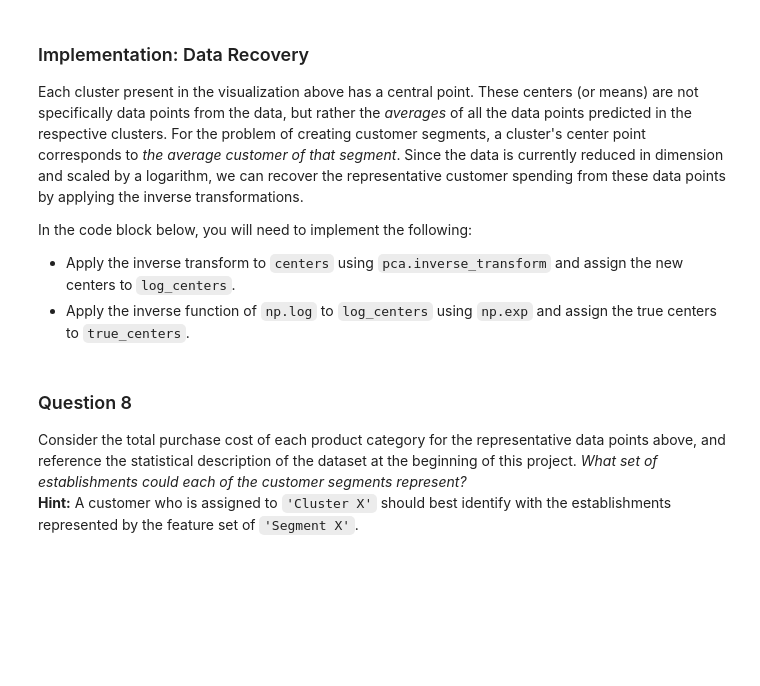
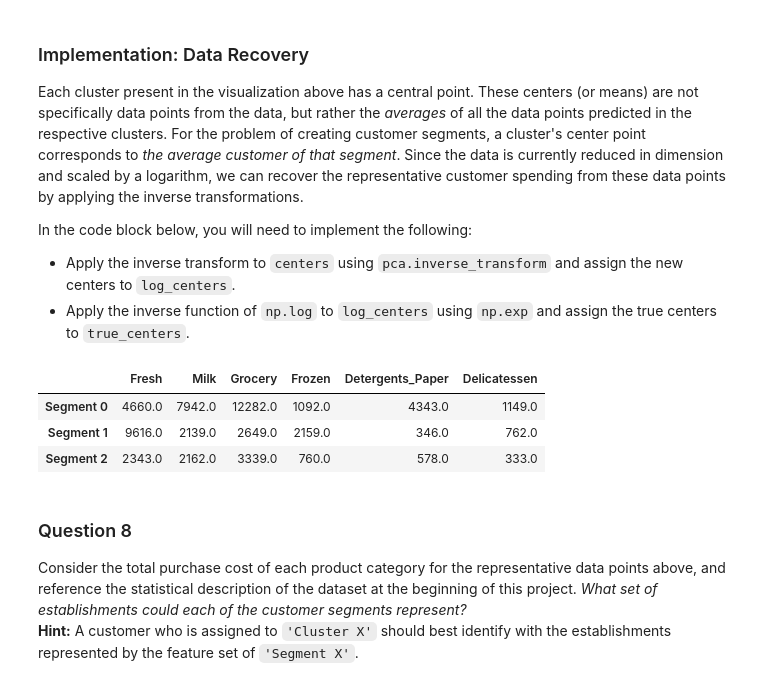
Before and after one commit to rgcottrell/machine-learning, a Jupyter notebook: customer_segments/customer_segments.ipynb, the cells around one changed output. Drawn from its saved outputs; the diff is of its cells as text; code cells hidden in the pictures; blank space fills up the shorter version.

Commit message:
Continue customer segments project

```diff
--- a/customer_segments/customer_segments.ipynb
+++ b/customer_segments/customer_segments.ipynb
@@ -349,13 +365,14 @@ In the code block below, you will need to implement the following:
  - Apply a PCA transformation of `log_samples` using `pca.transform`, and assign the results to `pca_samples`.
 # %%
 # TODO: Apply PCA by fitting the good data with only two dimensions
-pca = None
+pca = PCA(n_components=2, random_state=1)
+pca.fit(good_data)
 
 # TODO: Transform the good data using the PCA fit above
-reduced_data = None
+reduced_data = pca.transform(good_data)
 
 # TODO: Transform log_samples using the PCA fit above
-pca_samples = None
+pca_samples = pca.transform(log_samples)
 
 # Create a DataFrame for the reduced data
 reduced_data = pd.DataFrame(reduced_data, columns = ['Dimension 1', 'Dimension 2'])
@@ -416,0 +433,31 @@ score = None
+# %%
+from sklearn.mixture import GaussianMixture
+from sklearn.metrics import silhouette_score
+
+reduced_samples = pd.DataFrame(pca_samples, columns = ['Dimension 1', 'Dimension 2'])
+
+def find_clusters(num_clusters):
+    # TODO: Apply your clustering algorithm of choice to the reduced data
+    clusterer = GaussianMixture(n_components=num_clusters, random_state=1)
+    clusterer.fit(reduced_data)
+
+    # TODO: Predict the cluster for each data point
+    preds = clusterer.predict(reduced_data)
+
+    # TODO: Calculate the mean silhouette coefficient for the number of clusters chosen
+    score = silhouette_score(reduced_data, preds, random_state=1)
+
+    return clusterer, preds, score
+
+for num_clusters in range(2, 10+1):
+    _, _, score = find_clusters(num_clusters)
+    print("Clusters: {}, Score: {}".format(num_clusters, score))
+
+# Find the best clusterer based on silhouette score.
+clusterer, preds, score = find_clusters(3)
+
+# TODO: Find the cluster centers
+centers = clusterer.means_
+
+# TODO: Predict the cluster for each transformed sample data point
+sample_preds = clusterer.predict(reduced_samples)
@@ -434,16 +497,21 @@ In the code block below, you will need to implement the following:
  - Apply the inverse function of `np.log` to `log_centers` using `np.exp` and assign the true centers to `true_centers`.
 # %%
 # TODO: Inverse transform the centers
-log_centers = None
+log_centers = pca.inverse_transform(centers)
 
 # TODO: Exponentiate the centers
-true_centers = None
+true_centers = np.exp(log_centers)
 
 # Display the true centers
 segments = ['Segment {}'.format(i) for i in range(0,len(centers))]
 true_centers = pd.DataFrame(np.round(true_centers), columns = data.keys())
 true_centers.index = segments
 display(true_centers)
+# %% [output]
+|  | Fresh | Milk | Grocery | Frozen | Detergents_Paper | Delicatessen |
+| Segment 0 | 4660.0 | 7942.0 | 12282.0 | 1092.0 | 4343.0 | 1149.0 |
+| Segment 1 | 9616.0 | 2139.0 | 2649.0 | 2159.0 | 346.0 | 762.0 |
+| Segment 2 | 2343.0 | 2162.0 | 3339.0 | 760.0 | 578.0 | 333.0 |
 # %% [markdown]
 ### Question 8
 Consider the total purchase cost of each product category for the representative data points above, and reference the statistical description of the dataset at the beginning of this project. *What set of establishments could each of the customer segments represent?*
```
Also changed, not shown: parts of 21 cells of this notebook.
